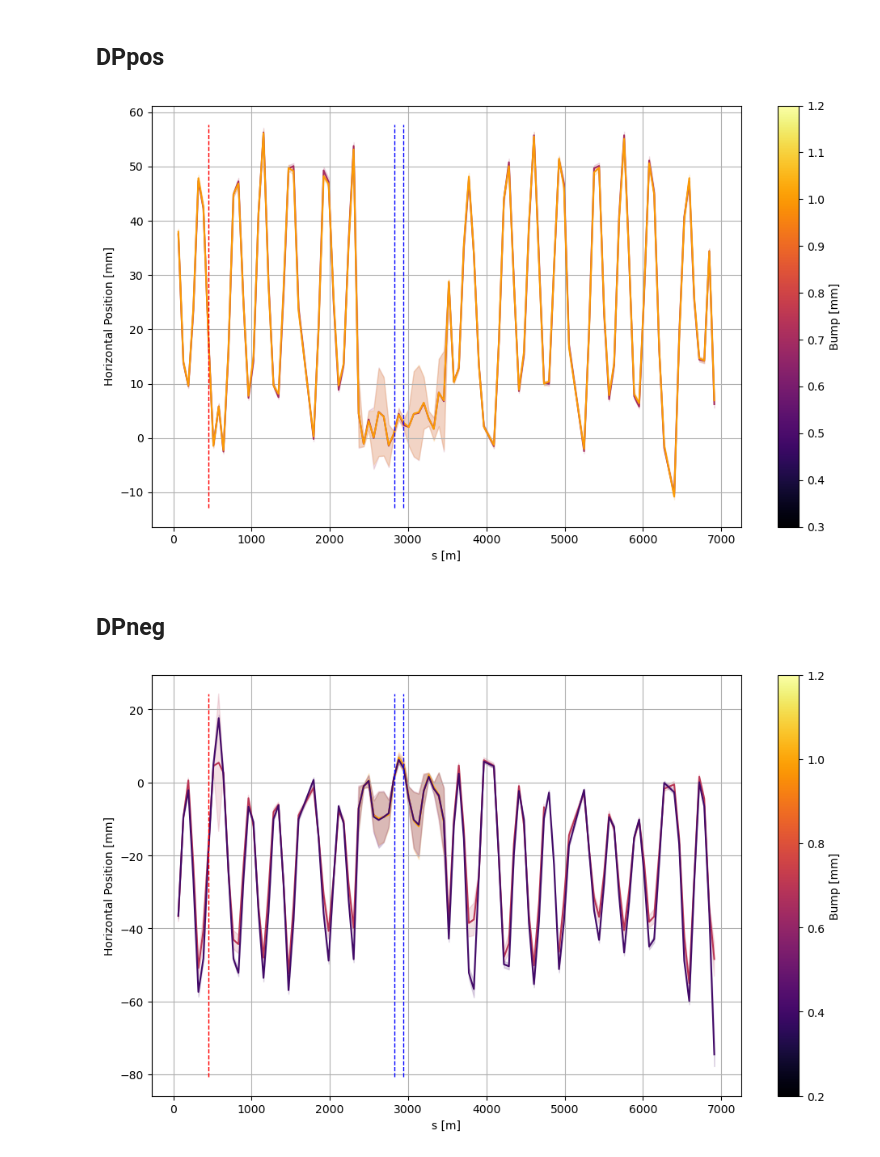
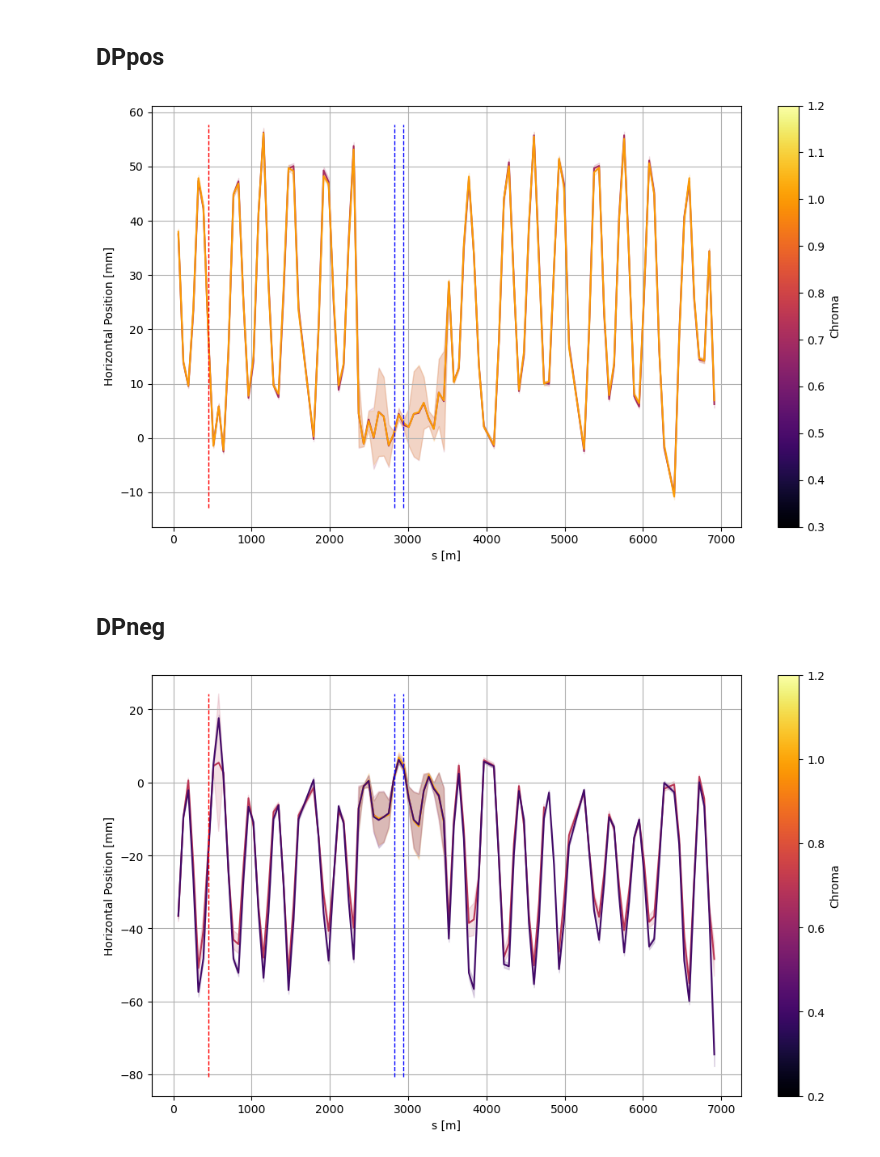
Before and after one commit to lisepauwels/sps_simulations, a Jupyter notebook: Prototyping/20250715/20250715.ipynb, the cells around one changed output. Drawn from its saved outputs; the diff is of its cells as text; code cells hidden in the pictures.

```diff
--- a/Prototyping/20250715/20250715.ipynb
+++ b/Prototyping/20250715/20250715.ipynb
@@ -138,7 +138,7 @@ ak.behavior["*", "BPMCollection"] = BPMCollectionBehavior
 # %% [markdown]
 # Test loading specific files with parameters.json
 # %%
-df_params = pd.read_json('../MD_data/20250616/parameters.json').T
+df_params = pd.read_json('../../MD_data/20250616/parameters.json').T
 df_params.index = pd.to_datetime(df_params.index) #convert index (string timestamp) to datetime
 df_params.index = df_params.index.tz_localize("Europe/Paris") #Set to Geneva time
 # %%
@@ -187,7 +174,7 @@ print(type(selected_paths))
 # Full overview
 Is there at least a file per radial steering?
 # %%
-df_fo = pd.read_json('../MD_data/20250616/full_overview.json').T
+df_fo = pd.read_json('../../MD_data/20250616/full_overview.json').T
 df_fo.index = pd.to_datetime(df_fo.index) #convert index (string timestamp) to datetime
 df_fo.index = df_fo.index.tz_localize("Europe/Paris") #Set to Geneva time
 # %%
@@ -264,7 +251,7 @@ paths_per_ts
 # Analysis after 8pm
 Because the orbit was supposedly corrected by Gianni, see if it is better
 # %%
-line = xt.Line.from_json('../injection_lines/sps_with_aperture_inj_q20_beam_sagitta5.json')
+line = xt.Line.from_json('../../injection_lines/sps_with_aperture_inj_q20_beam_sagitta5.json')
 tt = line.get_table()
 tw = line.twiss()
 s_tidp = line.get_s_position('tidp.11434')
@@ -314,3 +301,30 @@ cbar.set_label("Turn")
 plt.savefig('gianni_radial_steering_-10mm_bump.pdf', dpi=300)
 # %% [output]
 [figure]
+# %%
+fig, ax = plt.subplots(1, 1, figsize=(10, 6))
+n_turns = 1024
+
+cmap = plt.get_cmap('plasma', n_turns)
+for i in range(len(hor_turn_position[0])):
+    ax.plot(s_pos, bpm_dict[selected_ts[0]].hor_turn_position[:,i], lw=0.1, color=cmap(i))
+
+ax.set_xlabel("s [m]")
+ax.set_ylabel("Position [mm]")
+ax.grid()
+ax.vlines(s_tidp, np.min(bpm_dict[selected_ts[0]].hor_turn_position), np.max(bpm_dict[selected_ts[0]].hor_turn_position),
+            color='r', lw=1, ls='--')
+ax.vlines(np.min(tt.rows['.*act.*'].s_start),
+                np.min(bpm_dict[selected_ts[0]].hor_turn_position), np.max(bpm_dict[selected_ts[0]].hor_turn_position),
+                color='b', lw=1, ls='--')
+ax.vlines(np.max(tt.rows['.*act.*'].s_end),
+                np.min(bpm_dict[selected_ts[0]].hor_turn_position), np.max(bpm_dict[selected_ts[0]].hor_turn_position),
+                color='b', lw=1, ls='--')
+norm = Normalize(vmin=0, vmax=n_turns)
+sm = ScalarMappable(cmap=cmap, norm=norm)
+sm.set_array([])
+
+# Add colorbar
+cbar = fig.colorbar(sm, ax=ax)
+cbar.set_label("Turn")
+plt.savefig('gianni_radial_steering_-10mm_bump1.pdf', dpi=300)
@@ -472,35 +488,35 @@ fig, ax = plt.subplots(figsize=(10, 6))
 for i, case in enumerate(cases):
     if i> 0 :
         color = cmap(norm(case))
         y = ak.to_numpy(means[case])
         err = ak.to_numpy(stds[case])
         ax.plot(s_pos, y, label=f"Bump {case} mm", color=color)
         ax.fill_between(s_pos, y - err, y + err, alpha=0.15, color=color)
 
 max_val, min_val = get_y_extent_vlines(means, stds, cases)
 ax.vlines(s_tidp, min_val, max_val,
                 color='r', lw=1, ls='--')
 ax.vlines(np.min(tt.rows['.*act.*'].s_start),
                 min_val, max_val,
                 color='b', lw=1, ls='--')
 ax.vlines(np.max(tt.rows['.*act.*'].s_end),
                 min_val, max_val,
                 color='b', lw=1, ls='--')
 # Add colorbar that maps bump values to colors
 sm = ScalarMappable(cmap=cmap, norm=norm)
 sm.set_array([])  # Required in some versions
 cbar = fig.colorbar(sm, ax=ax)
-cbar.set_label("Bump [mm]")
+cbar.set_label("Chroma")
 
 ax.set_xlabel("s [m]")
 ax.set_ylabel("Horizontal Position [mm]")
 #ax.set_title("Effect of Bump on Measurement")
 ax.grid(True)
 
 plt.tight_layout()
 plt.savefig('DPpos_no_bump_no_tuneshift.pdf', dpi=300)
 # %% [output]
-[figure, old version]
+[figure, new version]
 # %% [markdown]
 ## DPneg
 # %%
@@ -559,7 +575,7 @@ ax.vlines(np.max(tt.rows['.*act.*'].s_end),
 sm = ScalarMappable(cmap=cmap, norm=norm)
 sm.set_array([])  # Required in some versions
 cbar = fig.colorbar(sm, ax=ax)
-cbar.set_label("Bump [mm]")
+cbar.set_label("Chroma")
 
 ax.set_xlabel("s [m]")
 ax.set_ylabel("Horizontal Position [mm]")
@@ -569,4 +585,4 @@ ax.grid(True)
 plt.tight_layout()
 plt.savefig('DPneg_no_bump_no_tuneshift.pdf', dpi=300)
 # %% [output]
-[figure, old version]
+[figure, new version]
```
Also changed, not shown: parts of 2 cells of this notebook, 9 other files.
